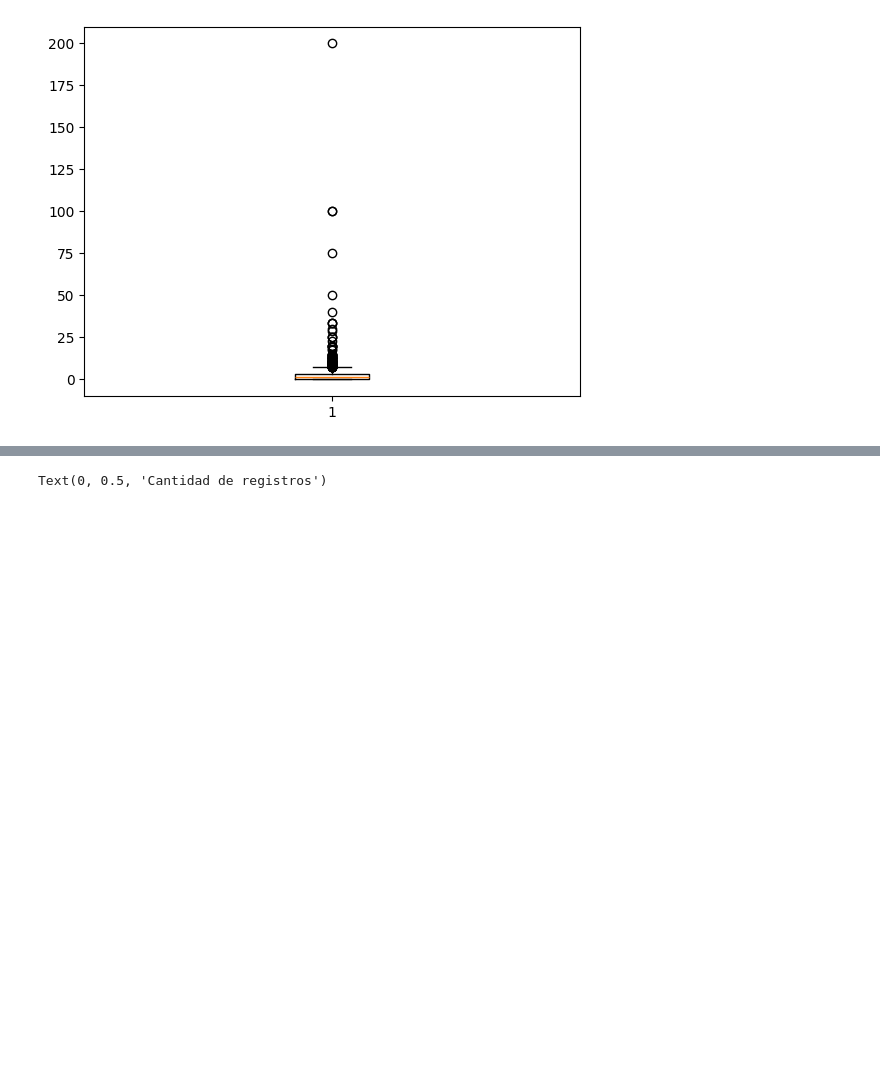
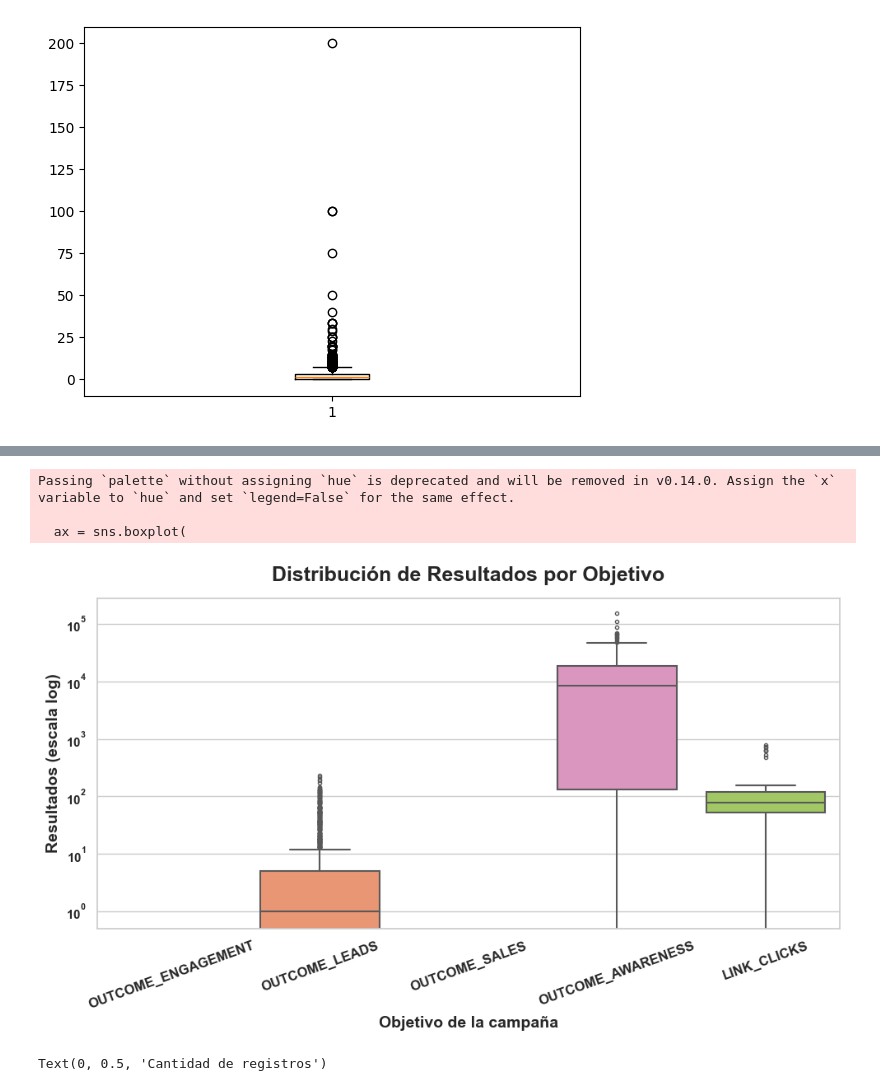
Before and after one commit to andresmaufer03/Proyecto-EDA, a Jupyter notebook: Meta Análisis/EDAMeta.ipynb, the cells around one changed output, grey strips where cells are left out. Cells and saved outputs as stored; diff of their text form; code cells hidden in the pictures; blank space fills up the shorter version.

```diff
--- a/Meta Análisis/EDAMeta.ipynb
+++ b/Meta Análisis/EDAMeta.ipynb
@@ -219,12 +268,3 @@ plt.boxplot(df_meta_subset['CTR (todos)'])
 plt.show()
 # %% [output]
 [figure]
-# %%
-objetivos = df_meta_subset['Objetivo'].unique()
-
-for obj in objetivos:
-    subset = df_meta_subset[df_meta_subset['Objetivo'] == obj]
-    plt.figure(figsize=(6,4))
-    sns.boxplot(data=subset, y='Resultados')
-    plt.title(f'Distribución de Resultados para {obj}')
-    plt.show()
@@ -237,3 +271,51 @@ for obj in objetivos:
+# %%
+plt.figure(figsize=(10,6))
+
+# Colores elegantes
+palette = sns.color_palette("Set2", n_colors=df_meta_subset["Objetivo"].nunique())
+
+# Crear boxplot
+ax = sns.boxplot(
+    data=df_meta_subset,
+    x="Objetivo",
+    y="Resultados",
+    palette=palette,
+    fliersize=3,
+    linewidth=1.5
+)
+
+plt.yscale("log")
+plt.ylim(0.5, None)
+
+# Títulos y ejes en negrita
+plt.title("Distribución de Resultados por Objetivo", fontsize=18, fontweight="bold", pad=15)
+plt.xlabel("Objetivo de la campaña", fontsize=14, fontweight="bold")
+plt.ylabel("Resultados (escala log)", fontsize=14, fontweight="bold")
+plt.xticks(rotation=20, fontsize=12, fontweight="bold")
+plt.yticks(fontsize=11, fontweight="bold")
+
+# === Extraer valores de bigotes y anotarlos ===
+for patch, obj in zip(ax.artists, df_meta_subset["Objetivo"].unique()):
+    box = patch.get_path().vertices
+    # ymin (whisker inferior) y ymax (whisker superior)
+    ymin = ax.transData.inverted().transform(box)[0,1]
+    ymax = ax.transData.inverted().transform(box)[2,1]
+
+    x = patch.get_x() + patch.get_width()/2
+    ax.text(x, ymin, f"{int(ymin):,}", ha="center", va="top", fontsize=9, fontweight="bold", color="black")
+    ax.text(x, ymax, f"{int(ymax):,}", ha="center", va="bottom", fontsize=9, fontweight="bold", color="black")
+
+plt.tight_layout()
+plt.savefig("grafico_resultados.png",
+            dpi=300,
+            bbox_inches="tight",
+            transparent=True)
+plt.show()
+# %% [output]
+Passing `palette` without assigning `hue` is deprecated and will be removed in v0.14.0. Assign the `x` variable to `hue` and set `legend=False` for the same effect.
+
+  ax = sns.boxplot(
+[figure, added]
 # %%
 df_meta_subset[df_meta_subset['Resultados']==0]['Objetivo'].value_counts().plot(kind='bar',figsize=(10,8))
 plt.title('Cantidad de registros con cero resultados por objetivo')
```
Also changed, not shown: parts of 8 cells of this notebook, 5 other files.
